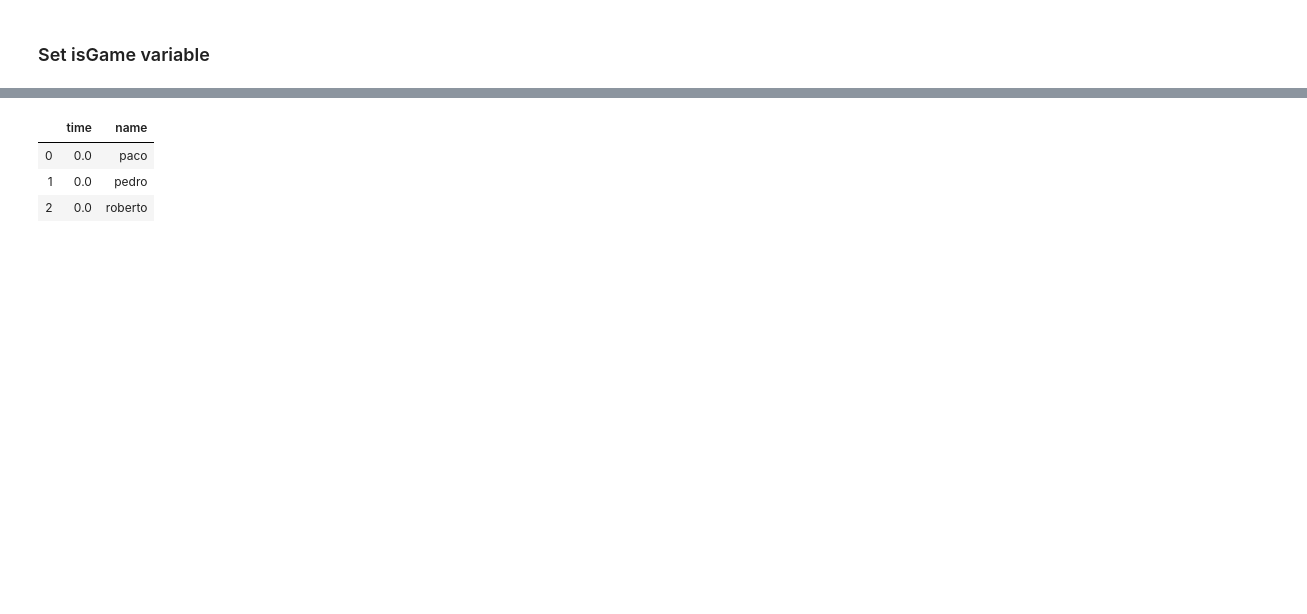
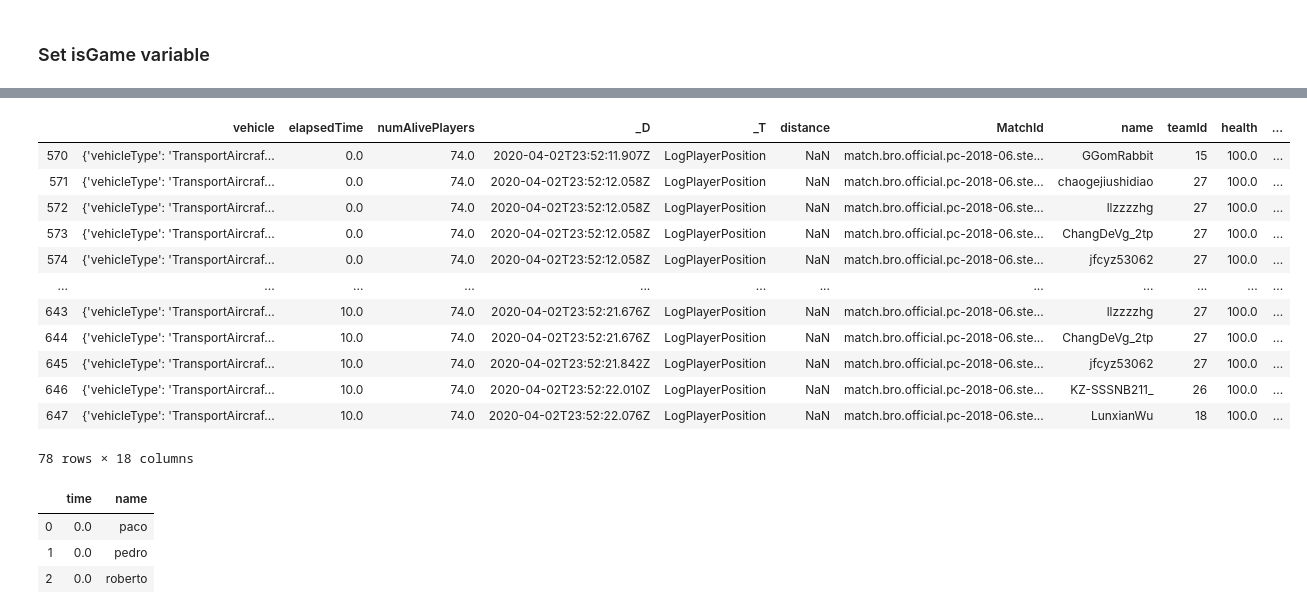
Before and after one commit to valerii-ginak/PUBG_Capstone, a Jupyter notebook: extract_transform_(loadsomeday).ipynb, the cells around one changed output, grey strips where cells are left out. Saved outputs shown, nothing was run; the diff lists cells and outputs as text; code cells hidden in the pictures; blank space fills up the shorter version.

```diff
--- a/extract_transform_(loadsomeday).ipynb
+++ b/extract_transform_(loadsomeday).ipynb
@@ -288,3 +299,19 @@ data.head()
+# %%
+data[data['location.y'] <0]
+# %% [output]
+|  | vehicle | elapsedTime | numAlivePlayers | _D | _T | distance | MatchId | name | teamId | health | ... |
+| 570 | {'vehicleType': 'TransportAircraf... | 0.0 | 74.0 | 2020-04-02T23:52:11.907Z | LogPlayerPosition | NaN | match.bro.official.pc-2018-06.ste... | GGomRabbit | 15 | 100.0 | ... |
+| 571 | {'vehicleType': 'TransportAircraf... | 0.0 | 74.0 | 2020-04-02T23:52:12.058Z | LogPlayerPosition | NaN | match.bro.official.pc-2018-06.ste... | chaogejiushidiao | 27 | 100.0 | ... |
+| 572 | {'vehicleType': 'TransportAircraf... | 0.0 | 74.0 | 2020-04-02T23:52:12.058Z | LogPlayerPosition | NaN | match.bro.official.pc-2018-06.ste... | llzzzzhg | 27 | 100.0 | ... |
+| 573 | {'vehicleType': 'TransportAircraf... | 0.0 | 74.0 | 2020-04-02T23:52:12.058Z | LogPlayerPosition | NaN | match.bro.official.pc-2018-06.ste... | ChangDeVg_2tp | 27 | 100.0 | ... |
+| 574 | {'vehicleType': 'TransportAircraf... | 0.0 | 74.0 | 2020-04-02T23:52:12.058Z | LogPlayerPosition | NaN | match.bro.official.pc-2018-06.ste... | jfcyz53062 | 27 | 100.0 | ... |
+| ... | ... | ... | ... | ... | ... | ... | ... | ... | ... | ... | ... |
+| 643 | {'vehicleType': 'TransportAircraf... | 10.0 | 74.0 | 2020-04-02T23:52:21.676Z | LogPlayerPosition | NaN | match.bro.official.pc-2018-06.ste... | llzzzzhg | 27 | 100.0 | ... |
+| 644 | {'vehicleType': 'TransportAircraf... | 10.0 | 74.0 | 2020-04-02T23:52:21.676Z | LogPlayerPosition | NaN | match.bro.official.pc-2018-06.ste... | ChangDeVg_2tp | 27 | 100.0 | ... |
+| 645 | {'vehicleType': 'TransportAircraf... | 10.0 | 74.0 | 2020-04-02T23:52:21.842Z | LogPlayerPosition | NaN | match.bro.official.pc-2018-06.ste... | jfcyz53062 | 27 | 100.0 | ... |
+| 646 | {'vehicleType': 'TransportAircraf... | 10.0 | 74.0 | 2020-04-02T23:52:22.010Z | LogPlayerPosition | NaN | match.bro.official.pc-2018-06.ste... | KZ-SSSNB211_ | 26 | 100.0 | ... |
+| 647 | {'vehicleType': 'TransportAircraf... | 10.0 | 74.0 | 2020-04-02T23:52:22.076Z | LogPlayerPosition | NaN | match.bro.official.pc-2018-06.ste... | LunxianWu | 18 | 100.0 | ... |
+78 rows × 18 columns
 # %%
 hello = pd.DataFrame(list(zip([0.0,0.0,0.0],
              ['paco','pedro','roberto'])),
```
Also changed, not shown: parts of 3 cells of this notebook.
